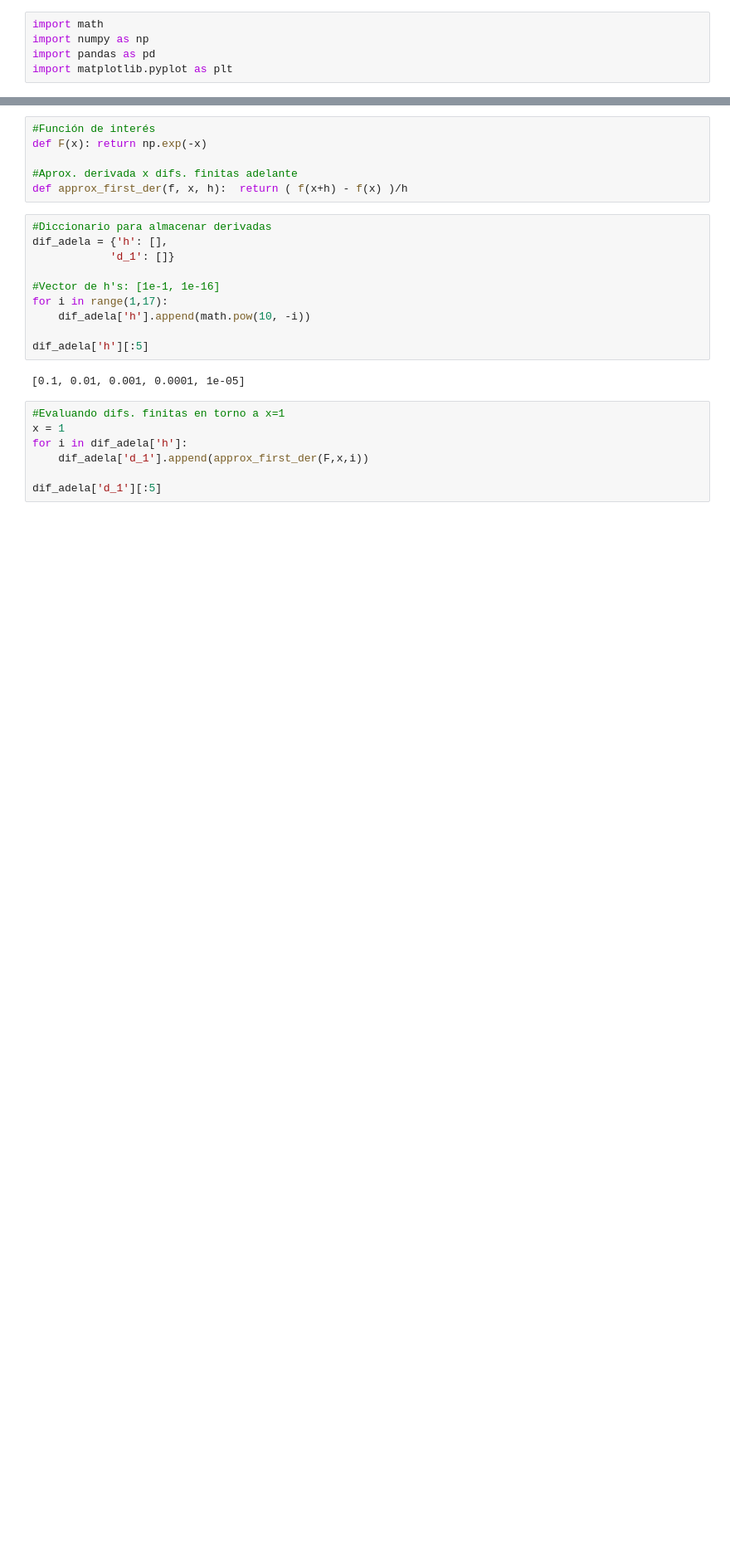
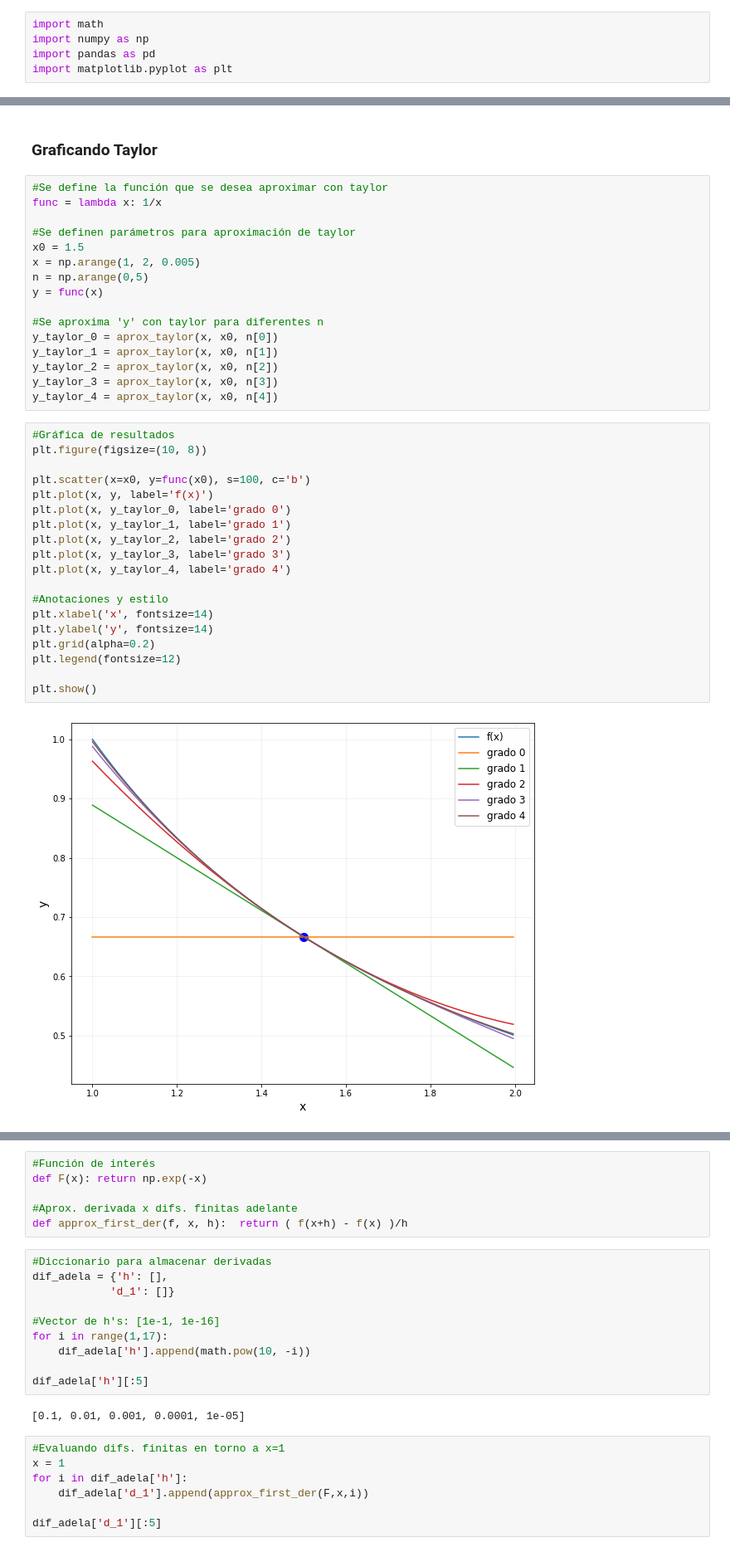
Before and after one commit to CAMM961001/itam-mcd, a Jupyter notebook: optimizacion/01-computo-cientifico/1.6-diferenciacion-numerica.ipynb, the cells around one changed output, grey strips where cells are left out. Shown: that part at 83% size. Cells and saved outputs as stored; diff of their text form; blank space fills up the shorter version.

Commit message:
Ejemplo taylor

```diff
--- a/optimizacion/01-computo-cientifico/1.6-diferenciacion-numerica.ipynb
+++ b/optimizacion/01-computo-cientifico/1.6-diferenciacion-numerica.ipynb
@@ -15,0 +39,39 @@ import matplotlib.pyplot as plt
+# %% [markdown]
+### Graficando Taylor
+# %%
+#Se define la función que se desea aproximar con taylor
+func = lambda x: 1/x
+
+#Se definen parámetros para aproximación de taylor
+x0 = 1.5
+x = np.arange(1, 2, 0.005)
+n = np.arange(0,5)
+y = func(x)
+
+#Se aproxima 'y' con taylor para diferentes n
+y_taylor_0 = aprox_taylor(x, x0, n[0])
+y_taylor_1 = aprox_taylor(x, x0, n[1])
+y_taylor_2 = aprox_taylor(x, x0, n[2])
+y_taylor_3 = aprox_taylor(x, x0, n[3])
+y_taylor_4 = aprox_taylor(x, x0, n[4])
+# %%
+#Gráfica de resultados
+plt.figure(figsize=(10, 8))
+
+plt.scatter(x=x0, y=func(x0), s=100, c='b')
+plt.plot(x, y, label='f(x)')
+plt.plot(x, y_taylor_0, label='grado 0')
+plt.plot(x, y_taylor_1, label='grado 1')
+plt.plot(x, y_taylor_2, label='grado 2')
+plt.plot(x, y_taylor_3, label='grado 3')
+plt.plot(x, y_taylor_4, label='grado 4')
+
+#Anotaciones y estilo
+plt.xlabel('x', fontsize=14)
+plt.ylabel('y', fontsize=14)
+plt.grid(alpha=0.2)
+plt.legend(fontsize=12)
+
+plt.show()
+# %% [output]
+[figure, added]
```
Also changed, not shown: parts of 7 cells of this notebook.
